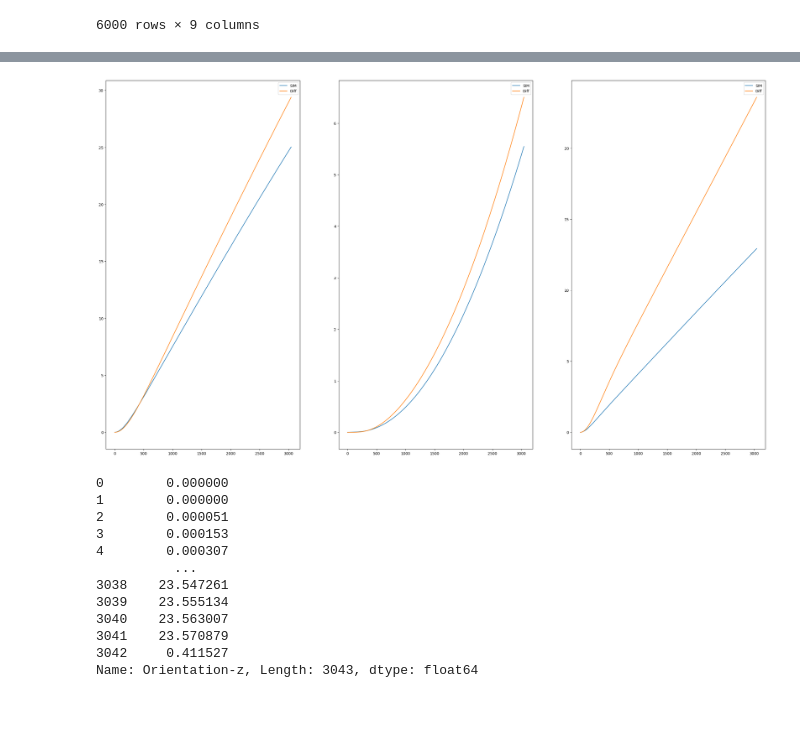
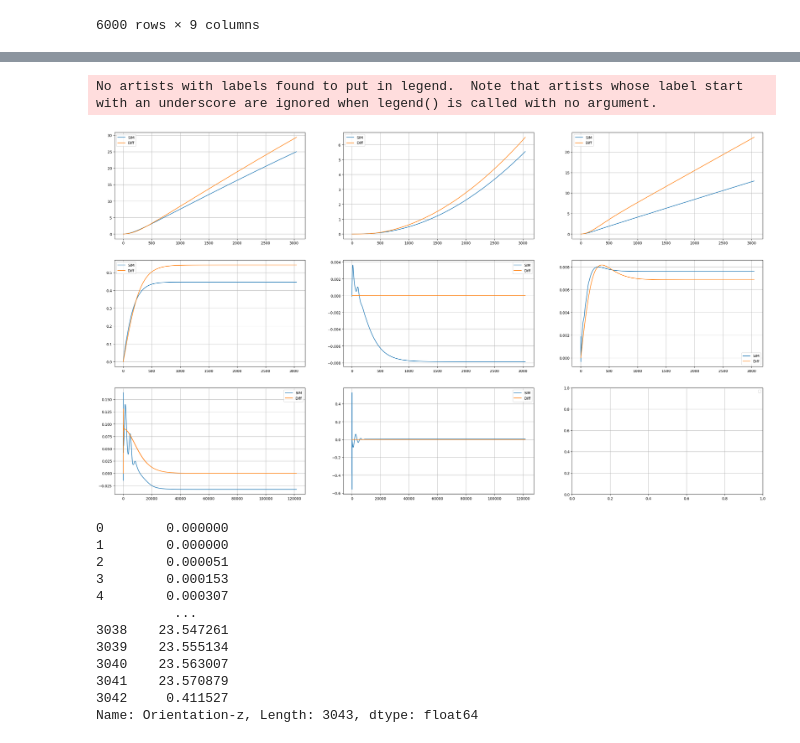
Before and after one commit to g-poulos/usv_controller, a Jupyter notebook: sim_scripts/test.ipynb, the cells around one changed output, grey strips where cells are left out. Saved outputs shown, nothing was run; the diff lists cells and outputs as text; code cells hidden in the pictures; blank space fills up the shorter version.

Commit message:
Added velocity and acceleration

```diff
--- a/sim_scripts/test.ipynb
+++ b/sim_scripts/test.ipynb
@@ -156,31 +88,64 @@ diff_data
 x_pos_diff = align_values(diff_data['Position-x'], odom_data_size)
 y_pos_diff = align_values(diff_data['Position-y'], odom_data_size)
 z_orient_diff = align_values(diff_data['Orientation-z'], odom_data_size)
+
+x_vel_diff = align_values(diff_data['Velocity-x'], odom_data_size)
+y_vel_diff = align_values(diff_data['Velocity-y'], odom_data_size)
+z_vel_diff = align_values(diff_data['Velocity-z'], odom_data_size)
+
+x_acc_diff = align_values(diff_data['Acceleration-x'], imu_data_size)
+y_acc_diff = align_values(diff_data['Acceleration-y'], imu_data_size)
+z_acc_diff = align_values(diff_data['Acceleration-z'], imu_data_size)
 # %%
 def radians_to_degrees(radians):
     degrees = np.degrees(radians)
     degrees = (degrees + 180) % 360 - 180
     return degrees
 
-fig, ax = plt.subplots(1, 3, sharex=True, sharey=False)
+fig, ax = plt.subplots(3, 3, sharex=False, sharey=False)
 fig.set_figwidth(32)
 fig.set_figheight(18)
-ax[0].plot(odom_data['Position-x'], label='SIM')
-ax[0].plot(x_pos_diff, label='Diff')
-ax[0].legend()
 
-ax[1].plot(odom_data['Position-y'], label='SIM')
-ax[1].plot(y_pos_diff, label='Diff')
-ax[1].legend()
+# Pose
 
-ax[2].plot(pd.DataFrame(odom_data['Orientation-z']).
-           apply(radians_to_degrees), label='SIM')
-ax[2].plot(z_orient_diff, label='Diff')
-ax[2].legend()
+ax[0, 0].plot(odom_data['Position-x'], label='SIM')
+ax[0, 0].plot(x_pos_diff, label='Diff')
+
+ax[0, 1].plot(odom_data['Position-y'], label='SIM')
+ax[0, 1].plot(y_pos_diff, label='Diff')
+
+ax[0, 2].plot(pd.DataFrame(odom_data['Orientation-z']).apply(radians_to_degrees), label='SIM')
+ax[0, 2].plot(z_orient_diff, label='Diff')
+
+# Twist
+ax[1, 0].plot(odom_data['Velocity-x'], label='SIM')
+ax[1, 0].plot(x_vel_diff, label='Diff')
+
+ax[1, 1].plot(odom_data['Velocity-y'], label='SIM')
+ax[1, 1].plot(y_vel_diff, label='Diff')
+
+ax[1, 2].plot(pd.DataFrame(odom_data['Velocity-z']), label='SIM')
+ax[1, 2].plot(z_vel_diff, label='Diff')
+
+# Acceleration
+ax[2, 0].plot(imu_data['Acceleration-x'], label='SIM')
+ax[2, 0].plot(x_acc_diff, label='Diff')
+
+ax[2, 1].plot(imu_data['Acceleration-y'], label='SIM')
+ax[2, 1].plot(y_acc_diff, label='Diff')
+
+# ax[2, 2].plot(pd.DataFrame(odom_data['Velocity-z']), label='SIM')
+# ax[2, 2].plot(z_vel_diff, label='Diff')
+
+for i in range(3):
+    for j in range(3):
+        ax[i, j].grid(True)
+        ax[i, j].legend()
 
 plt.show()
 # %% [output]
+No artists with labels found to put in legend.  Note that artists whose label start with an underscore are ignored when legend() is called with no argument.
-[figure, old version]
+[figure, new version]
 # %%
 z_orient_diff
 # %% [output]
```
Also changed, not shown: parts of 9 cells of this notebook, 1 other file.
